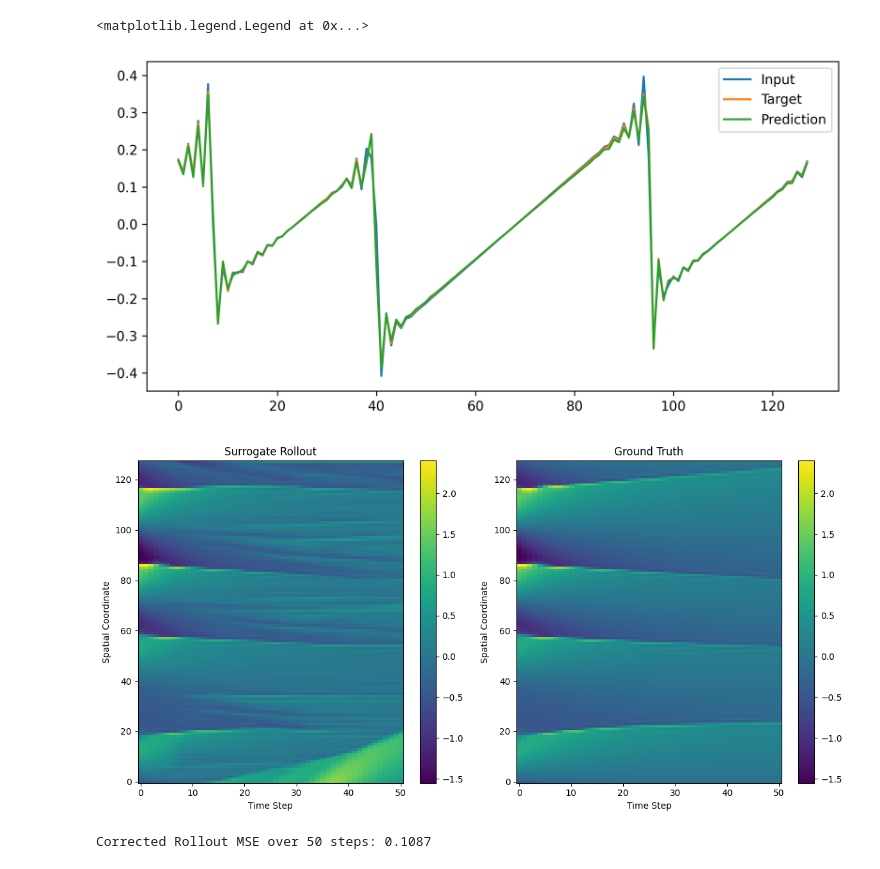
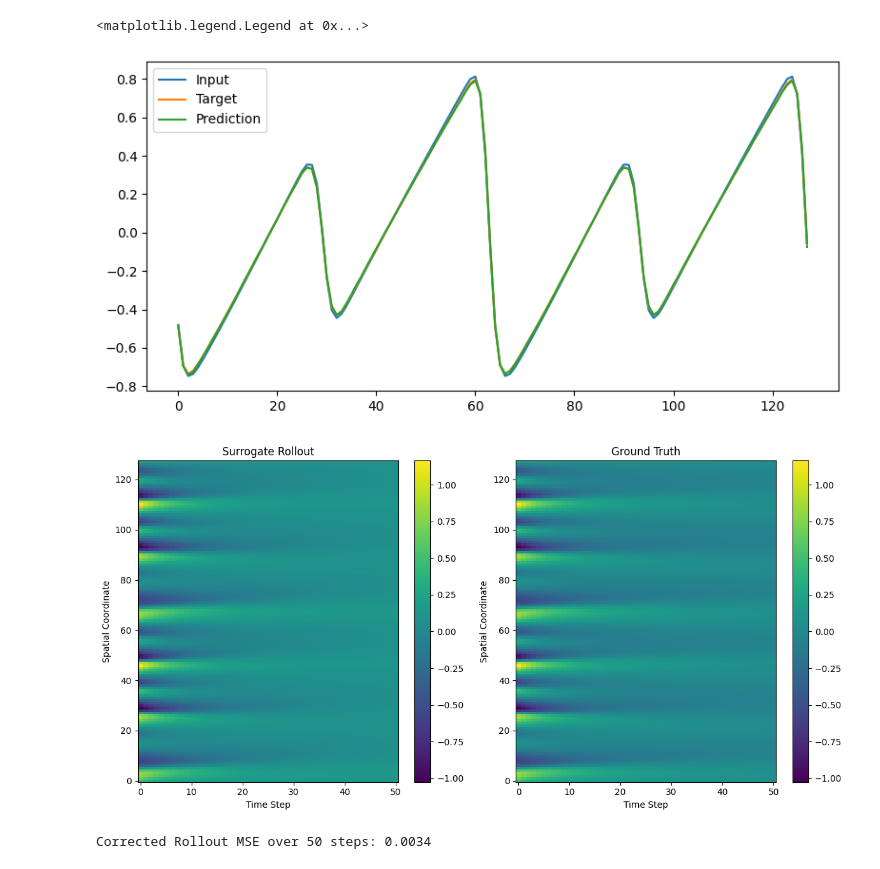
Before and after one commit to vidulejs/neural-adapter, a Jupyter notebook: neural_surrogate/train_burgers.ipynb, the cells around one changed output. Saved outputs shown, nothing was run; the diff lists cells and outputs as text; code cells hidden in the pictures.

Commit message:
feat: Add FV solver, align with Nutils DG, and refactor Burgers data pipeline

```diff
--- a/neural_surrogate/train_burgers.ipynb
+++ b/neural_surrogate/train_burgers.ipynb
@@ -27,5 +29,5 @@ device = torch.device("cuda" if torch.cuda.is_available() else "cpu")
 # %%
-train_files, val_files = train_split_files()
+train_files, val_files = train_split_files(data_dir=DATA_DIR, split=SPLIT)
 
 train_dataset = BurgersDataset(file_paths=train_files)
 val_dataset = BurgersDataset(file_paths=val_files)
@@ -64,4 +52,5 @@ plt.plot(y[0].numpy(), label='Target')
 # %%
+from model import pad_with_ghost_cells
 def train(criterion, optimizer, scheduler, model, train_loader, val_loader, device):
 
     best_val_loss = float("inf")
@@ -75,8 +64,13 @@ def train(criterion, optimizer, scheduler, model, train_loader, val_loader, devi
             x = x.to(device)
             y = y.to(device)
 
+            bc_left = x[:, -1:]
+            bc_right = x[:, :1]
+
+            padded_input = pad_with_ghost_cells(x, bc_left, bc_right)
+
             optimizer.zero_grad()
-            y_pred = model(x)
+            y_pred = model(padded_input)
             loss = criterion(y_pred, y)
             loss.backward()
             optimizer.step()
@@ -89,7 +83,13 @@ def train(criterion, optimizer, scheduler, model, train_loader, val_loader, devi
             for x, y in val_loader:
                 x = x.to(device)
                 y = y.to(device)
-                y_pred = model(x)
+
+                bc_left = x[:, -1:]
+                bc_right = x[:, :1]
+
+                padded_input = pad_with_ghost_cells(x, bc_left, bc_right)
+
+                y_pred = model(padded_input)
                 val_loss += criterion(y_pred, y).item()
 
         avg_train = train_loss / len(train_loader)
@@ -123,9 +123,6 @@ def train(criterion, optimizer, scheduler, model, train_loader, val_loader, devi
 
     return loss_history
 # %%
-LR = 1e-4
-EPOCHS = 250
-
 model = MLP_RES(input_size=INPUT_SIZE, hidden_size=HIDDEN_SIZE, output_size=OUTPUT_SIZE)
 model.to(device)
 
@@ -225,13 +237,16 @@ x = x.to(device)
 y = y.to(device)
 
 with torch.no_grad():
-	y_pred = model(x)
+    bc_left = x[:, -1:]
+    bc_right = x[:, :1]
+    padded_input = pad_with_ghost_cells(x, bc_left, bc_right)
+    y_pred = model(padded_input)
 
 y_pred = y_pred.cpu()
 x = x.cpu()
 y = y.cpu()
 #plot
-plt.figure(figsize=(8,4), dpi=300)
+plt.figure(figsize=(8,4))
 plt.plot(x[0].numpy(), label='Input')
 plt.plot(y[0].numpy(), label='Target')
 plt.plot(y_pred[0], label='Prediction')
@@ -239,7 +254,7 @@ plt.tight_layout()
 plt.legend()
 # %% [output]
 <matplotlib.legend.Legend at 0x...>
-[figure, old version]
+[figure, new version]
 # %%
 import numpy as np
 import os
@@ -252,7 +267,7 @@ if not npz_files:
 
 file_num = np.random.randint(0, len(npz_files) - 1)
 data_path = os.path.join(DATA_DIR, npz_files[file_num])
-raw_data = np.load(data_path)['DataGenerator-Mesh-1D-Internal']
+raw_data = np.load(data_path)['Solver-Mesh-1D-Internal']
 
 rollout_steps = raw_data.shape[0] - 1
 rollout_steps //= 2
@@ -268,35 +283,38 @@ current_x = torch.from_numpy(x0_np).float().unsqueeze(0)
 with torch.no_grad():
     for _ in range(rollout_steps):
         current_x = current_x.to(device)
-        y_pred = model(current_x)
+        bc_left = current_x[:, -1:]
+        bc_right = current_x[:, :1]
+        padded_input = pad_with_ghost_cells(current_x, bc_left, bc_right)
+        y_pred = model(padded_input)
         predictions.append(y_pred.squeeze().cpu())
         current_x = y_pred
 
 predictions = np.array(predictions)
 
 vmin = ground_truth.min()
 vmax = ground_truth.max()
 plt.figure(figsize=(12, 6))
 plt.subplot(1, 2, 1)
 plt.imshow(predictions.T, aspect='auto', origin='lower', vmin=vmin, vmax=vmax)
 plt.title('Surrogate Rollout')
 plt.xlabel('Time Step')
 plt.ylabel('Spatial Coordinate')
 plt.colorbar()
 
 plt.subplot(1, 2, 2)
 plt.imshow(ground_truth.T, aspect='auto', origin='lower', vmin=vmin, vmax=vmax)
 plt.title('Ground Truth')
 plt.xlabel('Time Step')
 plt.ylabel('Spatial Coordinate')
 plt.colorbar()
 
 plt.tight_layout()
 plt.savefig('rollout_comparison.png')
 plt.show()
 
 mse = np.mean((predictions - ground_truth)**2)
 print(f"Corrected Rollout MSE over {rollout_steps} steps: {mse:.4f}")
 # %% [output]
-[figure, old version]
+[figure, new version]
-Corrected Rollout MSE over 50 steps: 0.1087
+Corrected Rollout MSE over 50 steps: 0.0034
```
Also changed, not shown: parts of 9 cells of this notebook, 18 other files.
